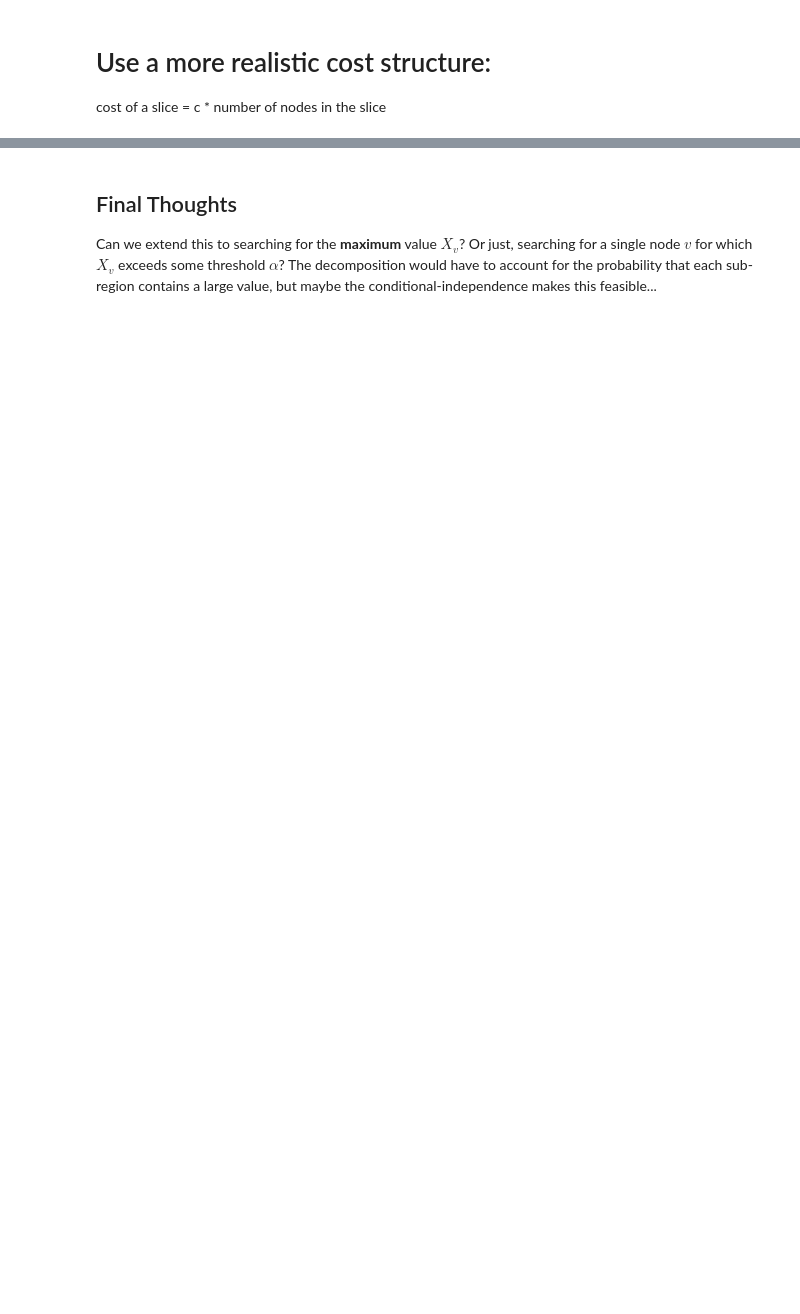
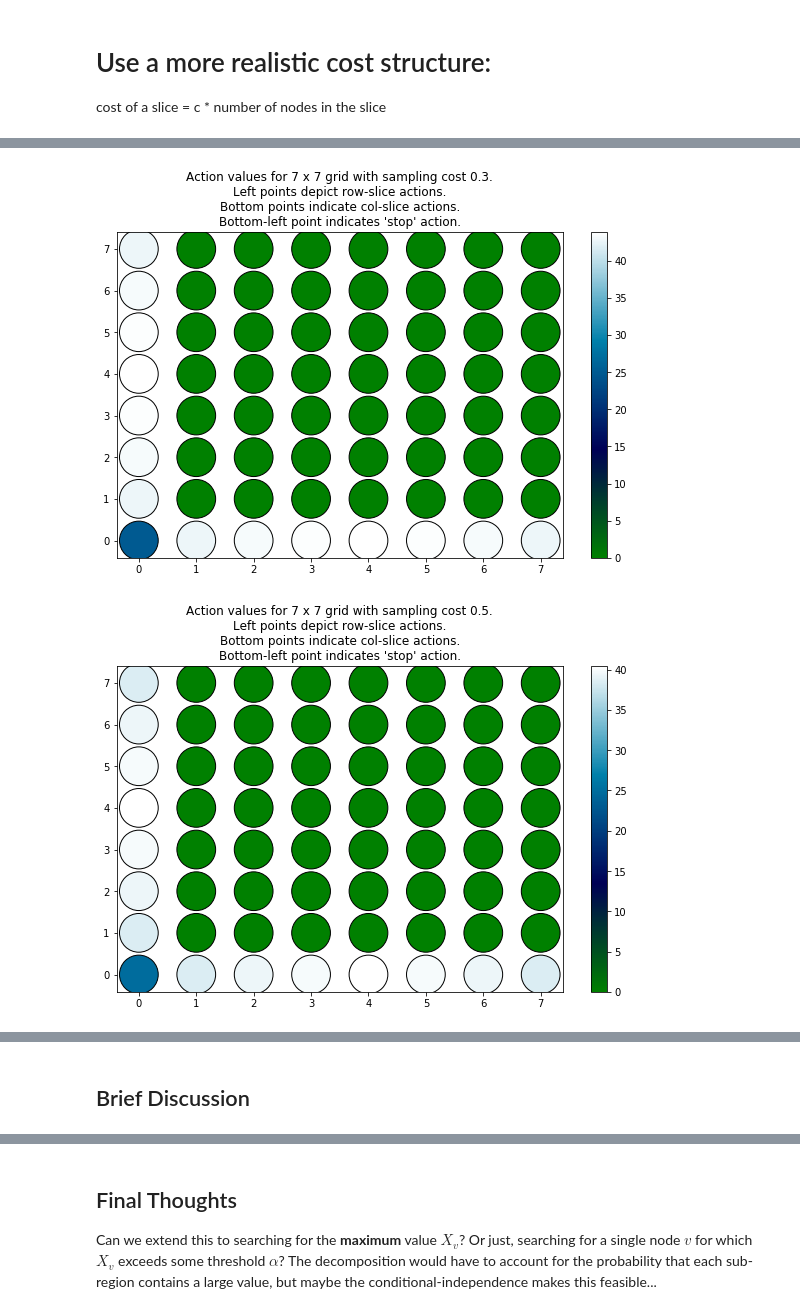
Before and after one commit to masseyc1/multistepbayesopt, a Jupyter notebook: Multistep Bayesian Optimization over a Markov Random Field.ipynb, the cells around one changed output, grey strips where cells are left out. Drawn from its saved outputs; the diff is of its cells as text; code cells hidden in the pictures; blank space fills up the shorter version.

```diff
--- a/Multistep Bayesian Optimization over a Markov Random Field.ipynb
+++ b/Multistep Bayesian Optimization over a Markov Random Field.ipynb
@@ -378,0 +492,7 @@ Done filling in (m,n) = (1, 4)
+# %%
+plot_init_slice_values(0.3,7)
+plot_init_slice_values(0.5,7)
+plot_init_slice_values(0.7,7)
+# %% [output]
+[figure, added]
+[figure, added]
@@ -378,0 +500,2 @@ Done filling in (m,n) = (1, 4)
+# %% [markdown]
+## Brief Discussion
```
Also changed, not shown: parts of 25 cells of this notebook, 19 other files.
